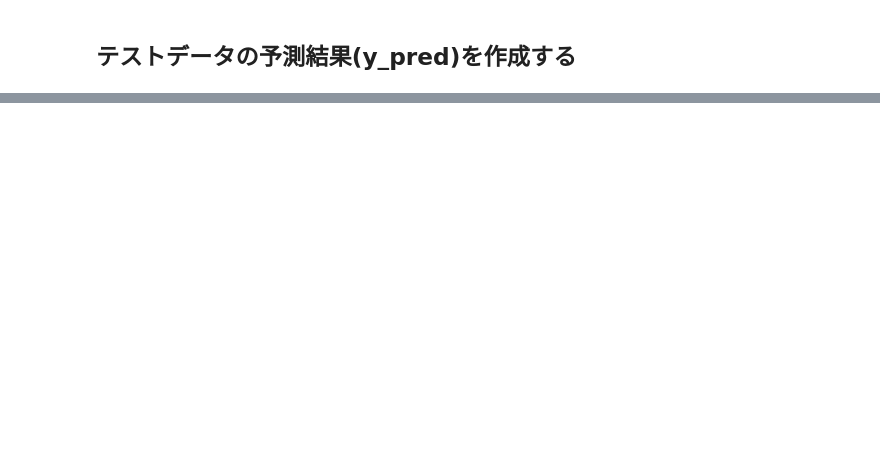
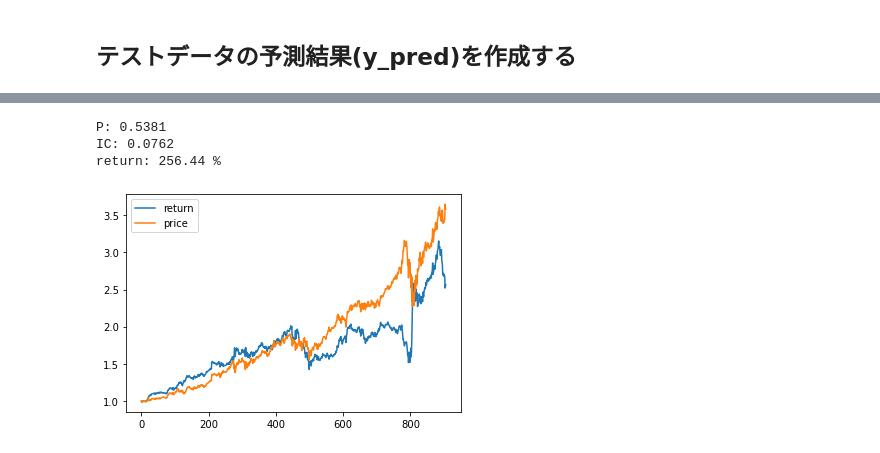
Before and after one commit to Connie-Wild/stock_market_price_prediction, a Jupyter notebook: stock_cnn+lstm.ipynb, the cells around one changed output, grey strips where cells are left out. Saved outputs shown, nothing was run; the diff lists cells and outputs as text; code cells hidden in the pictures; blank space fills up the shorter version.

```diff
--- a/stock_cnn+lstm.ipynb
+++ b/stock_cnn+lstm.ipynb
@@ -212,0 +200,39 @@ plt.show()
+# %%
+profit = []
+profit.append(float(1 * (1 + y_test[0])))
+i = 1
+while(i < len(y_test)):
+    if y_pred[i] < 0:
+        profit.append(float(profit[-1] * (1 - y_test[i])))
+    else:
+        profit.append(float(profit[-1] * (1 + y_test[i])))
+    i = i + 1
+
+price = []
+price.append(float(1 * (1 + y_test[0])))
+i = 1
+while(i < len(y_test)):
+    price.append(float(price[-1] * (1 + y_test[i])))
+    i = i + 1
+
+data_score = 0
+for i in range(y_test.shape[0] - 1):
+    if y_test[i] > 0 and y_pred[i] > 0:
+        data_score += 1
+    elif y_test[i] < 0 and y_pred[i] < 0:
+        data_score += 1
+score = data_score / (y_test.shape[0] - 1)
+ic = 2 * score - 1
+
+print('P:', round(score, 4))
+print('IC:', round(ic, 4))
+print('return:', round(profit[-1]*100, 2), '%')
+plt.plot(profit, label='return')
+plt.plot(price, label='price')
+plt.legend()
+plt.show()
+# %% [output]
+P: 0.5381
+IC: 0.0762
+return: 256.44 %
+[figure, added]
```
Also changed, not shown: parts of 22 cells of this notebook.
